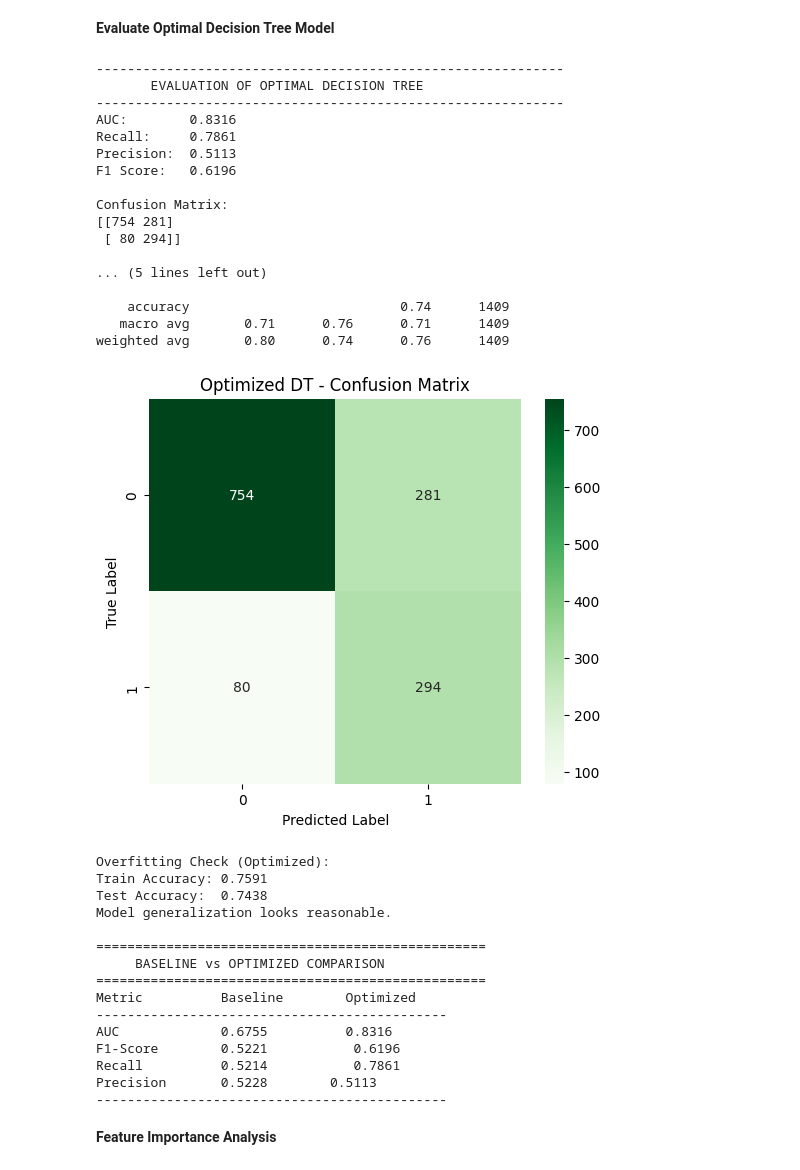
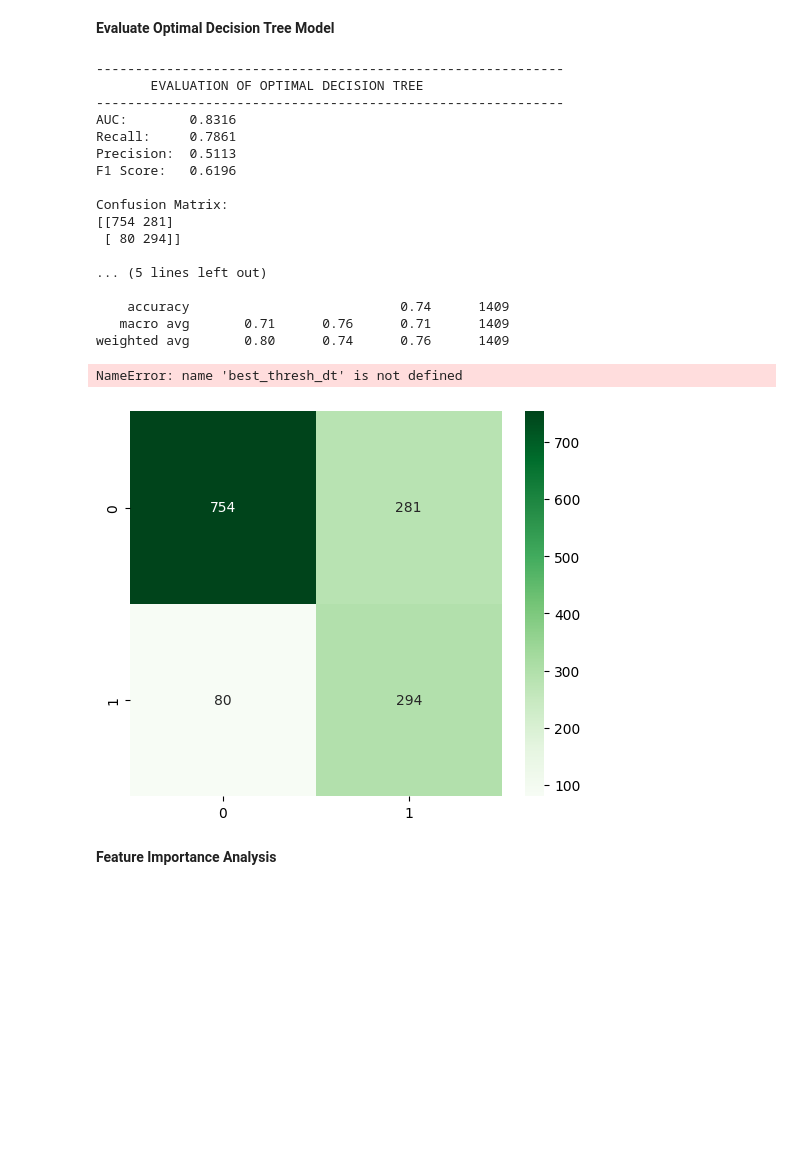
Before and after one commit to Dinu-Nimnara/CM2604_CW_2425587, a Jupyter notebook: CM2604_CW_2425587.ipynb, the cells around one changed output. Drawn from its saved outputs; the diff is of its cells as text; code cells hidden in the pictures; blank space fills up the shorter version.

```diff
--- a/CM2604_CW_2425587.ipynb
+++ b/CM2604_CW_2425587.ipynb
@@ -1261,8 +1290,9 @@ dt_optimal = best_dt
 dt_optimal.fit(X_train_tree, y_train)
 
 # Predictions
+# y_test_proba_dt = dt_optimal.predict_proba(X_test_tree)[:, 1]
+# y_test_pred_dt = dt_optimal.predict(X_test_tree)
 y_test_proba_dt = dt_optimal.predict_proba(X_test_tree)[:, 1]
-y_test_pred_dt = dt_optimal.predict(X_test_tree)
 
 print("\nOptimal model successfully trained!")
 print(f" → Tree Depth: {dt_optimal.get_depth()}")
@@ -1308,9 +1338,17 @@ print(classification_report(y_test, y_test_pred_dt))
 
 
 
+# plt.figure(figsize=(6,5))
+# sns.heatmap(confusion_matrix(y_test, y_test_pred_dt), annot=True, fmt='d', cmap='Greens')
+# plt.title("Optimized DT - Confusion Matrix")
+# plt.ylabel('True Label')
+# plt.xlabel('Predicted Label')
+# plt.show()
+
+
 plt.figure(figsize=(6,5))
 sns.heatmap(confusion_matrix(y_test, y_test_pred_dt), annot=True, fmt='d', cmap='Greens')
-plt.title("Optimized DT - Confusion Matrix")
+plt.title(f"Optimized DT (Thresh={best_thresh_dt:.2f}) - Confusion Matrix")
 plt.ylabel('True Label')
 plt.xlabel('Predicted Label')
 plt.show()
@@ -1328,49 +1366,35 @@ else:
 
 # Comparison Baseline vs Optimized
 print("\n" + "="*50)
 print("     BASELINE vs OPTIMIZED COMPARISON")
 print("="*50)
 print(f"{'Metric':<15} {'Baseline':<15} {'Optimized':<15}")
 print("-" * 45)
 print(f"{'AUC':<15} {dt_base_auc:.4f}          {dt_auc:.4f}")
 print(f"{'F1-Score':<15} {dt_base_f1:.4f}           {dt_f1:.4f}")
 print(f"{'Recall':<15} {dt_base_recall:.4f}           {dt_recall:.4f}")
 print(f"{'Precision':<15} {dt_base_precision:.4f}        {dt_precision:.4f}")
 print("-" * 45)
 # %% [output]
 ------------------------------------------------------------
        EVALUATION OF OPTIMAL DECISION TREE
 ------------------------------------------------------------
 AUC:        0.8316
 Recall:     0.7861
 Precision:  0.5113
 F1 Score:   0.6196
 
 Confusion Matrix:
 [[754 281]
  [ 80 294]]
 
 ... (5 lines left out)
 
     accuracy                           0.74      1409
    macro avg       0.71      0.76      0.71      1409
 weighted avg       0.80      0.74      0.76      1409
+NameError: name 'best_thresh_dt' is not defined
-[figure, old version]
+[figure, new version]
-Overfitting Check (Optimized):
-Train Accuracy: 0.7591
-Test Accuracy:  0.7438
-Model generalization looks reasonable.
-
-==================================================
-     BASELINE vs OPTIMIZED COMPARISON
-==================================================
-Metric          Baseline        Optimized
----------------------------------------------
-AUC             0.6755          0.8316
-F1-Score        0.5221           0.6196
-Recall          0.5214           0.7861
-Precision       0.5228        0.5113
----------------------------------------------
 # %% [markdown]
 **Feature Importance Analysis**
 # %%
```
Also changed, not shown: parts of 23 cells of this notebook.
